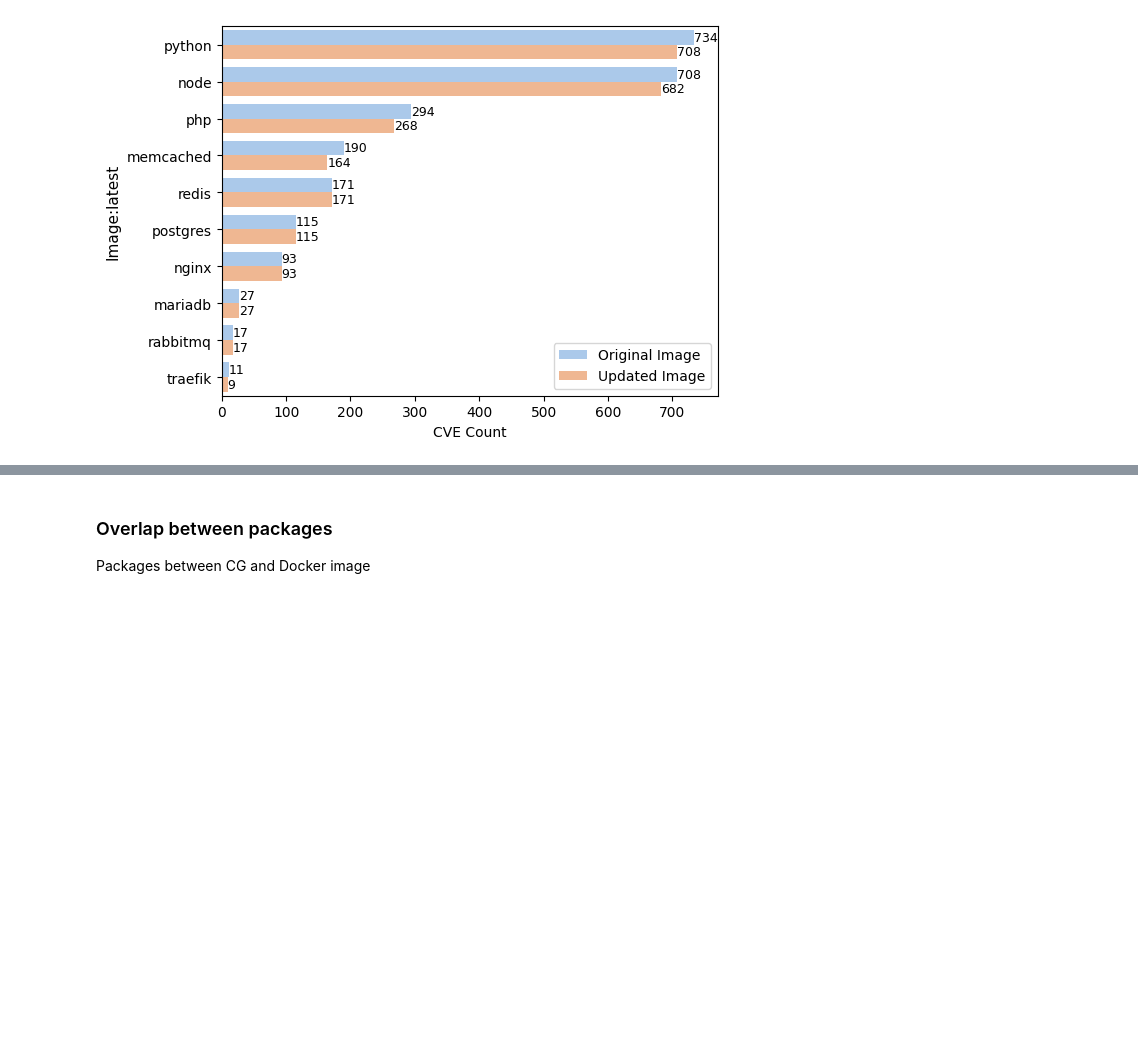
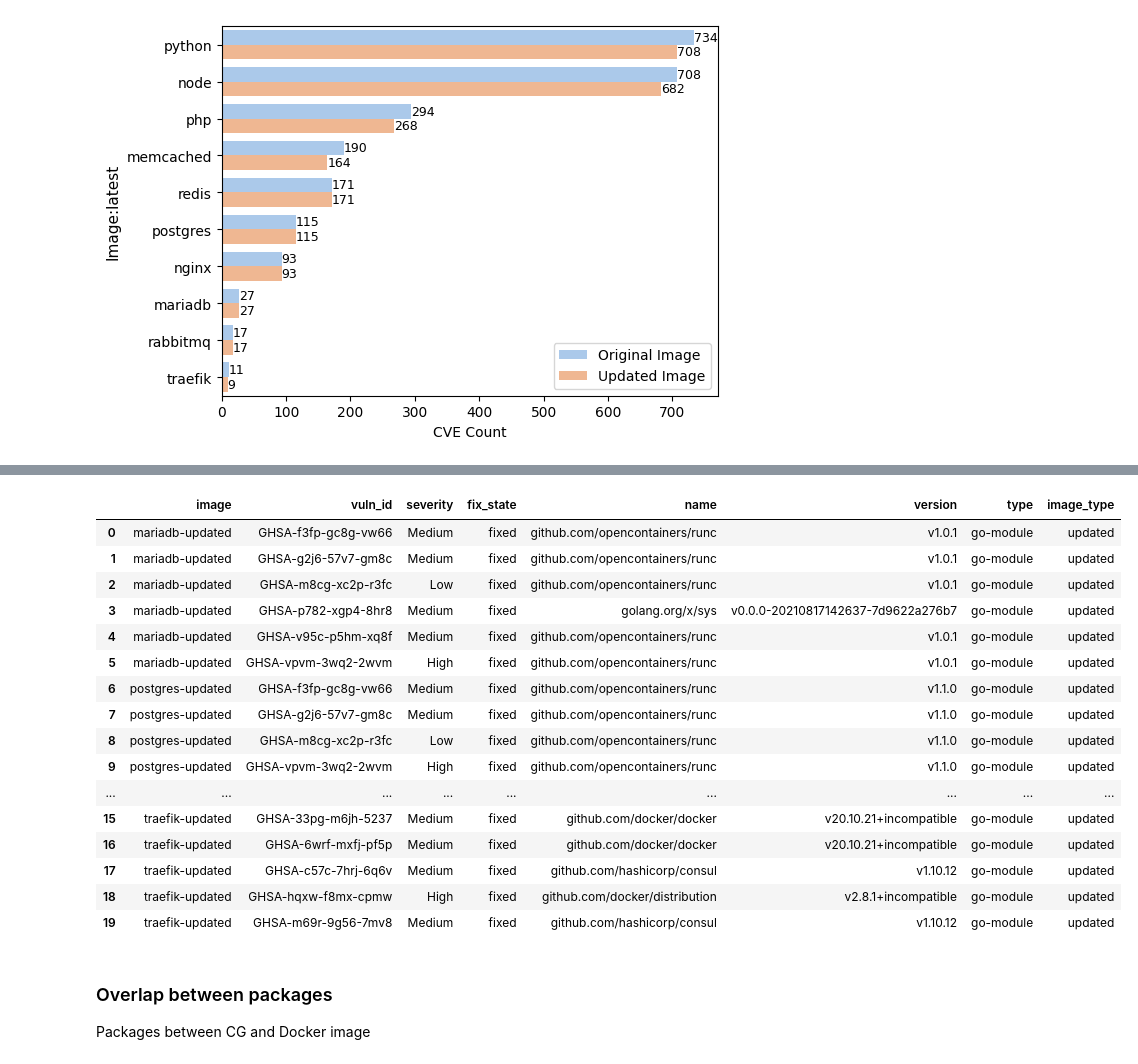
Before and after one commit to tdunlap607/docker_vs_cg, a Jupyter notebook: scripts/cve_analysis.ipynb, the cells around one changed output, grey strips where cells are left out. Saved outputs shown, nothing was run; the diff lists cells and outputs as text; code cells hidden in the pictures; blank space fills up the shorter version.

```diff
--- a/scripts/cve_analysis.ipynb
+++ b/scripts/cve_analysis.ipynb
@@ -426,3 +680,25 @@ plt.show()
+# %%
+vulns_up_python = vulns[(vulns['image_type']=='updated')&(vulns['type']!="")&(vulns['fix_state']=='fixed')].reset_index(drop=True)
+
+vulns_up_python
+# %% [output]
+|  | image | vuln_id | severity | fix_state | name | version | type | image_type |
+| 0 | mariadb-updated | GHSA-f3fp-gc8g-vw66 | Medium | fixed | github.com/opencontainers/runc | v1.0.1 | go-module | updated |
+| 1 | mariadb-updated | GHSA-g2j6-57v7-gm8c | Medium | fixed | github.com/opencontainers/runc | v1.0.1 | go-module | updated |
+| 2 | mariadb-updated | GHSA-m8cg-xc2p-r3fc | Low | fixed | github.com/opencontainers/runc | v1.0.1 | go-module | updated |
+| 3 | mariadb-updated | GHSA-p782-xgp4-8hr8 | Medium | fixed | golang.org/x/sys | v0.0.0-20210817142637-7d9622a276b7 | go-module | updated |
+| 4 | mariadb-updated | GHSA-v95c-p5hm-xq8f | Medium | fixed | github.com/opencontainers/runc | v1.0.1 | go-module | updated |
+| 5 | mariadb-updated | GHSA-vpvm-3wq2-2wvm | High | fixed | github.com/opencontainers/runc | v1.0.1 | go-module | updated |
+| 6 | postgres-updated | GHSA-f3fp-gc8g-vw66 | Medium | fixed | github.com/opencontainers/runc | v1.1.0 | go-module | updated |
+| 7 | postgres-updated | GHSA-g2j6-57v7-gm8c | Medium | fixed | github.com/opencontainers/runc | v1.1.0 | go-module | updated |
+| 8 | postgres-updated | GHSA-m8cg-xc2p-r3fc | Low | fixed | github.com/opencontainers/runc | v1.1.0 | go-module | updated |
+| 9 | postgres-updated | GHSA-vpvm-3wq2-2wvm | High | fixed | github.com/opencontainers/runc | v1.1.0 | go-module | updated |
+| ... | ... | ... | ... | ... | ... | ... | ... | ... |
+| 15 | traefik-updated | GHSA-33pg-m6jh-5237 | Medium | fixed | github.com/docker/docker | v20.10.21+incompatible | go-module | updated |
+| 16 | traefik-updated | GHSA-6wrf-mxfj-pf5p | Medium | fixed | github.com/docker/docker | v20.10.21+incompatible | go-module | updated |
+| 17 | traefik-updated | GHSA-c57c-7hrj-6q6v | Medium | fixed | github.com/hashicorp/consul | v1.10.12 | go-module | updated |
+| 18 | traefik-updated | GHSA-hqxw-f8mx-cpmw | High | fixed | github.com/docker/distribution | v2.8.1+incompatible | go-module | updated |
+| 19 | traefik-updated | GHSA-m69r-9g56-7mv8 | Medium | fixed | github.com/hashicorp/consul | v1.10.12 | go-module | updated |
 # %% [markdown]
 ### Overlap between packages
 
```
Also changed, not shown: parts of 8 cells of this notebook, 2 other files.
